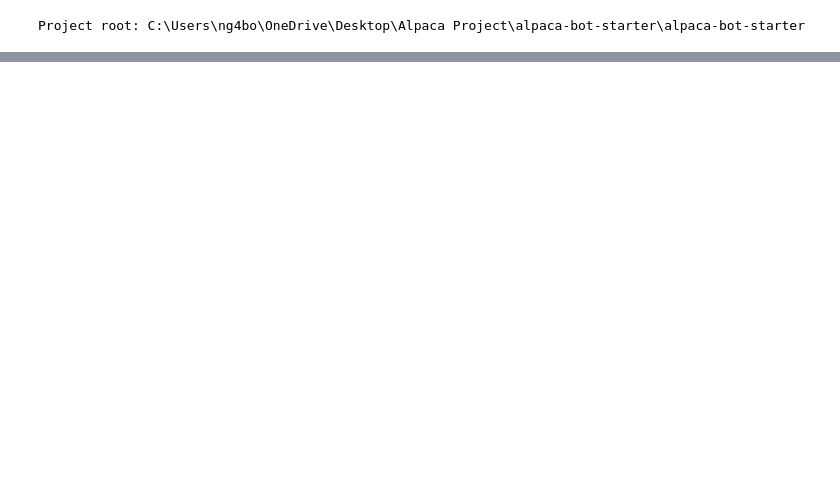
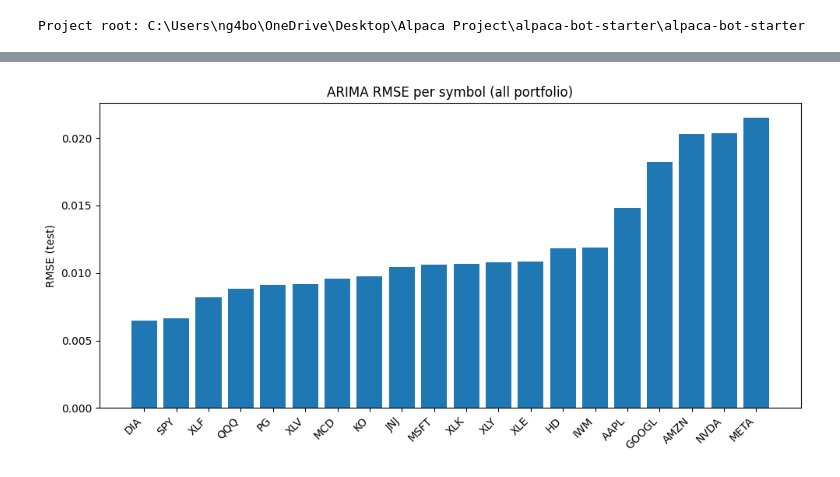
Before and after one commit to ngollogly/alpaca-arima-bot, a Jupyter notebook: notebooks/Portfolio_ARIMA_Tuning.ipynb, the cells around one changed output, grey strips where cells are left out. Drawn from its saved outputs; the diff is of its cells as text; code cells hidden in the pictures; blank space fills up the shorter version.

```diff
--- a/notebooks/Portfolio_ARIMA_Tuning.ipynb
+++ b/notebooks/Portfolio_ARIMA_Tuning.ipynb
@@ -114,0 +173,10 @@ print(f"Saved tuning results → {out_path}")
+# %%
+plt.figure(figsize=(10, 5))
+plt.bar(results_df["symbol"], results_df["rmse"])
+plt.xticks(rotation=45, ha="right")
+plt.ylabel("RMSE (test)")
+plt.title(f"ARIMA RMSE per symbol ({PORTFOLIO_NAME} portfolio)")
+plt.tight_layout()
+plt.show()
+# %% [output]
+[figure, added]
```
Also changed, not shown: parts of 5 cells of this notebook, 10 other files.
